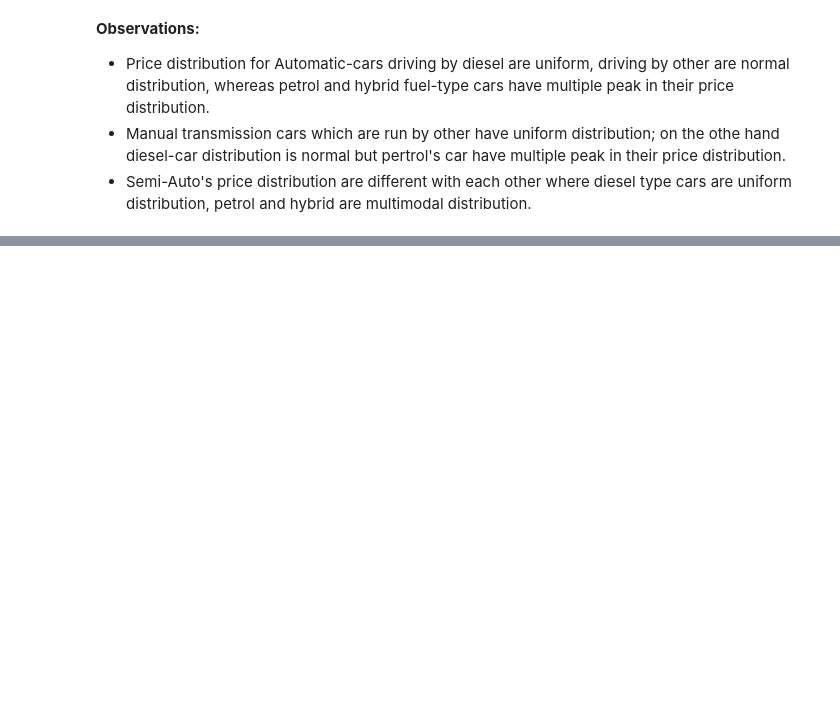
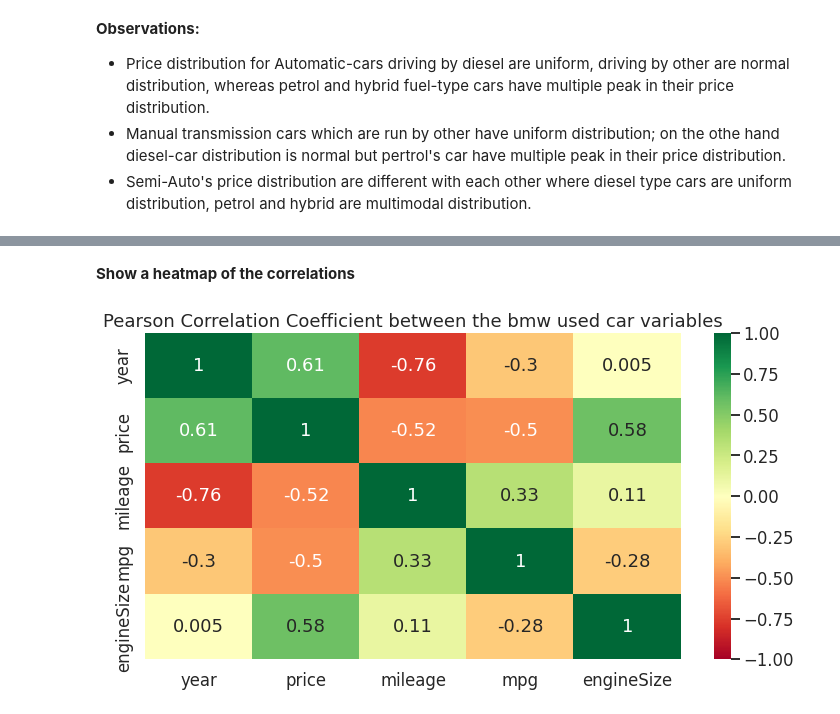
Before and after one commit to zim10/VW-used-car-analysis, a Jupyter notebook: VW_used_car_EDA.ipynb, the cells around one changed output, grey strips where cells are left out. Cells and saved outputs as stored; diff of their text form; code cells hidden in the pictures; blank space fills up the shorter version.

```diff
--- a/VW_used_car_EDA.ipynb
+++ b/VW_used_car_EDA.ipynb
@@ -686,0 +697,5 @@ plt.show()
+# %%
+# To answer above question, findout the correlation
+df_cor = df.corr()
+
+display(df_cor)
@@ -686,0 +709,9 @@ plt.show()
+# %% [markdown]
+**Show a heatmap of the correlations**
+# %%
+plt.figure(figsize=(12,6))
+sns.heatmap(df_cor, annot=True, cmap="RdYlGn", vmax=1, vmin=-1)
+plt.title("Pearson Correlation Coefficient between the bmw used car variables")
+plt.show()
+# %% [output]
+[figure, added]
```
Also changed, not shown: parts of 19 cells of this notebook.
